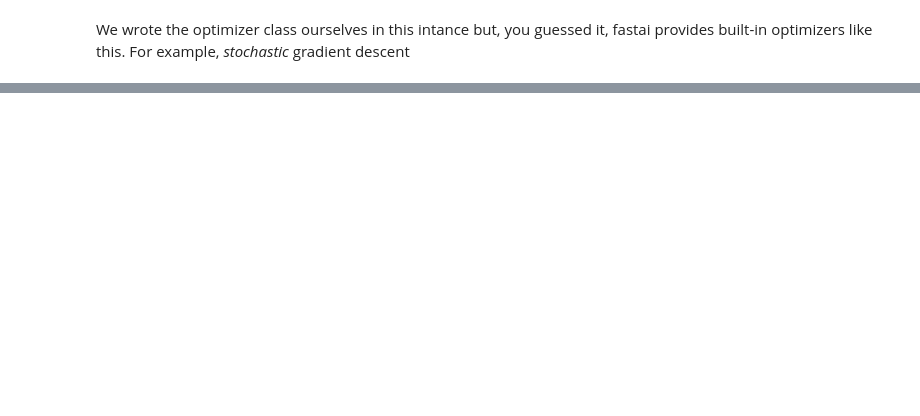
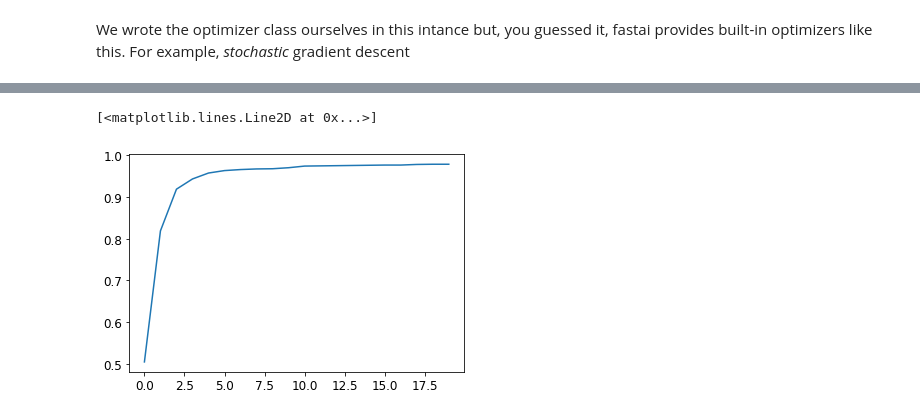
Before and after one commit to Mchristos/fastbook, a Jupyter notebook: 04_mnist_basics[chris].ipynb, the cells around one changed output, grey strips where cells are left out. Cells and saved outputs as stored; diff of their text form; code cells hidden in the pictures; blank space fills up the shorter version.

```diff
--- a/04_mnist_basics[chris].ipynb
+++ b/04_mnist_basics[chris].ipynb
@@ -585,0 +585,2 @@ train_model(linear_model, optimizer, 10)
+# %%
+dls = DataLoaders(dl_train, dl_valid)
@@ -585,0 +671,8 @@ train_model(linear_model, optimizer, 10)
+# %%
+# our simple neural net can be replacedby the following in pytorch
+simple_net = nn.Sequential(
+    nn.Linear(28*28, 30),
+    # note that relu just acts on each element so doesn't change the dimensions
+    nn.ReLU(),
+    nn.Linear(30,1)
+)
@@ -585,0 +689,4 @@ train_model(linear_model, optimizer, 10)
+# %%
+# now lets try learn this problem!
+learn = Learner(dls, simple_net, loss_func=mnist_loss, opt_func=SGD, metrics=batch_accuracy)
+learn.fit(20, lr=0.1)
@@ -585,0 +711,5 @@ train_model(linear_model, optimizer, 10)
+# %%
+plt.plot(L(learn.recorder.values).itemgot(2))
+# %% [output]
+[<matplotlib.lines.Line2D at 0x...>]
+[figure, added]
```
Also changed, not shown: parts of 34 cells of this notebook.
